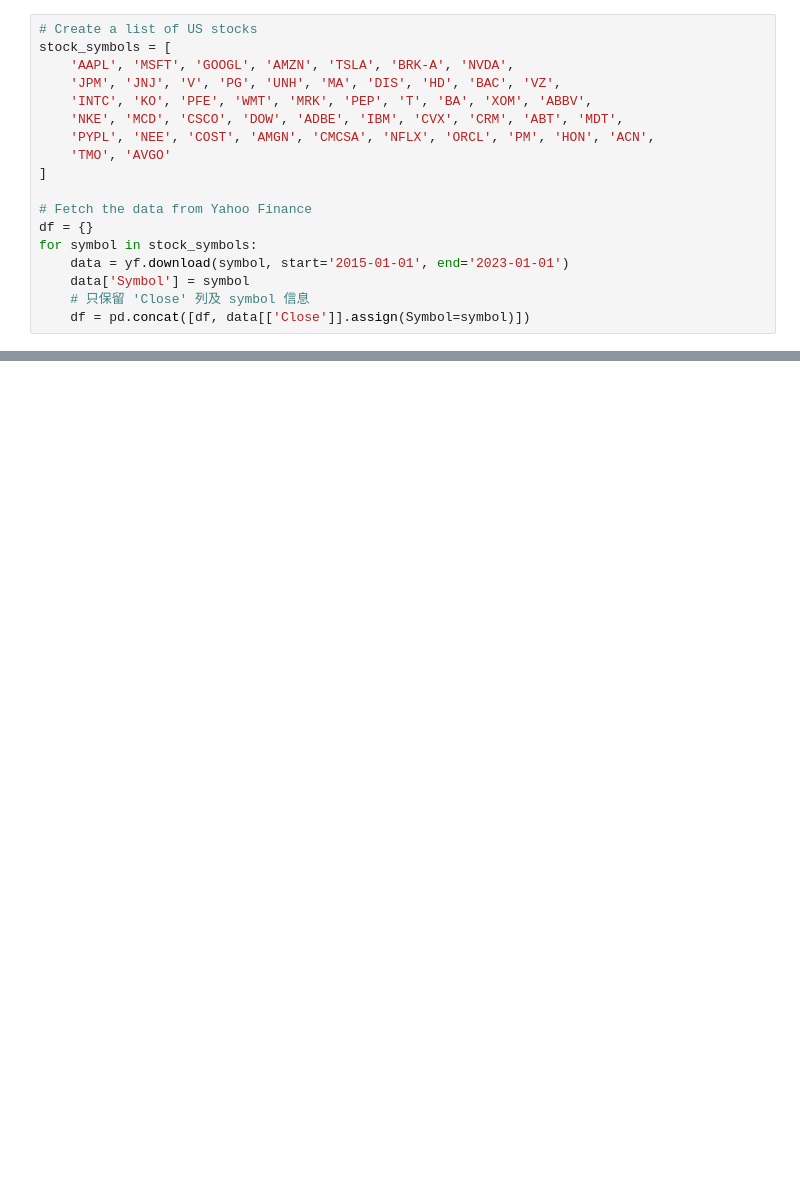
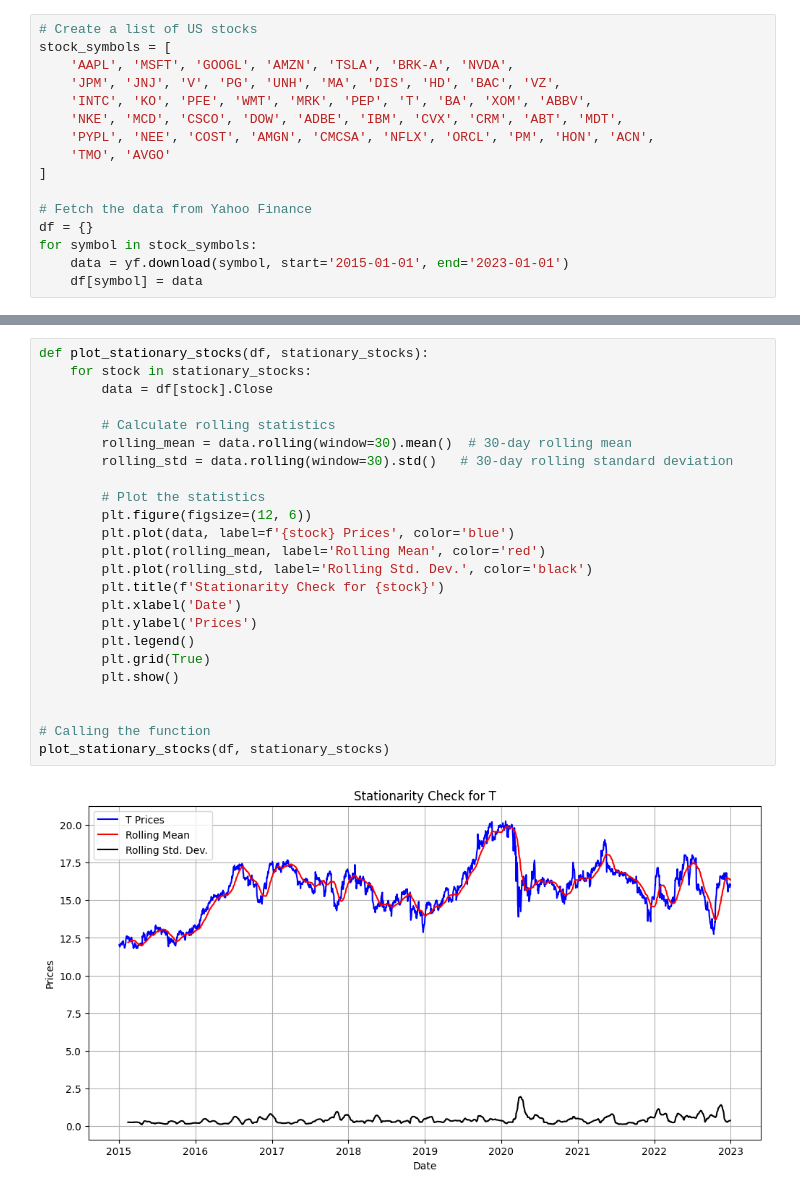
Before and after one commit to ylliu/ArbitrageTest, a Jupyter notebook: Mean_Reversion_Trading_Strategy.ipynb, the cells around one changed output, grey strips where cells are left out. Cells and saved outputs as stored; diff of their text form; blank space fills up the shorter version.

```diff
--- a/Mean_Reversion_Trading_Strategy.ipynb
+++ b/Mean_Reversion_Trading_Strategy.ipynb
@@ -25,9 +22,7 @@ stock_symbols = [
 df = {}
 for symbol in stock_symbols:
     data = yf.download(symbol, start='2015-01-01', end='2023-01-01')
-    data['Symbol'] = symbol
-    # 只保留 'Close' 列及 symbol 信息
-    df = pd.concat([df, data[['Close']].assign(Symbol=symbol)])
+    df[symbol] = data
 # %% [output]
 [*********************100%***********************]  1 of 1 completed
 [*********************100%***********************]  1 of 1 completed
@@ -86,0 +81,26 @@ KeyError: 'Close'
+# %%
+def plot_stationary_stocks(df, stationary_stocks):
+    for stock in stationary_stocks:
+        data = df[stock].Close
+
+        # Calculate rolling statistics
+        rolling_mean = data.rolling(window=30).mean()  # 30-day rolling mean
+        rolling_std = data.rolling(window=30).std()   # 30-day rolling standard deviation
+
+        # Plot the statistics
+        plt.figure(figsize=(12, 6))
+        plt.plot(data, label=f'{stock} Prices', color='blue')
+        plt.plot(rolling_mean, label='Rolling Mean', color='red')
+        plt.plot(rolling_std, label='Rolling Std. Dev.', color='black')
+        plt.title(f'Stationarity Check for {stock}')
+        plt.xlabel('Date')
+        plt.ylabel('Prices')
+        plt.legend()
+        plt.grid(True)
+        plt.show()
+
+
+# Calling the function
+plot_stationary_stocks(df, stationary_stocks)
+# %% [output]
+[figure, added]
```
Also changed, not shown: parts of 9 cells of this notebook, 1 other file.
